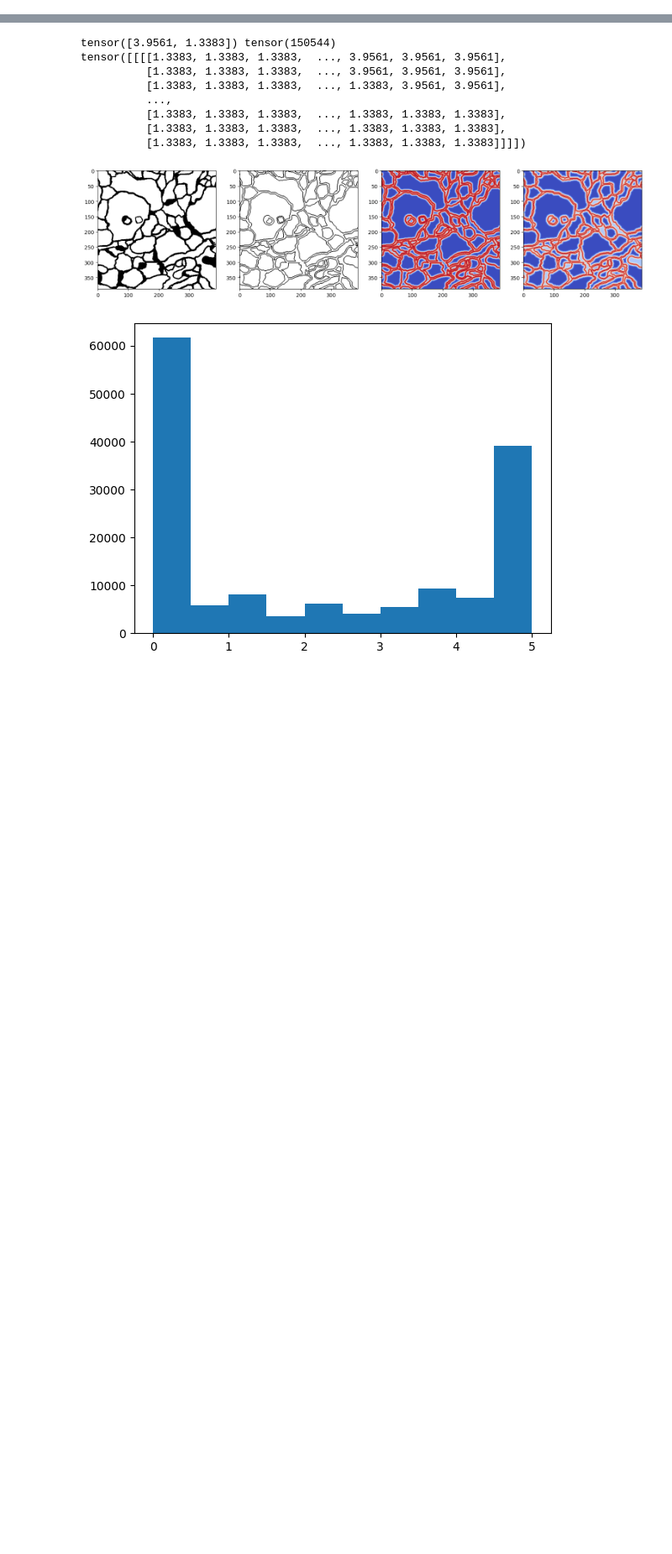
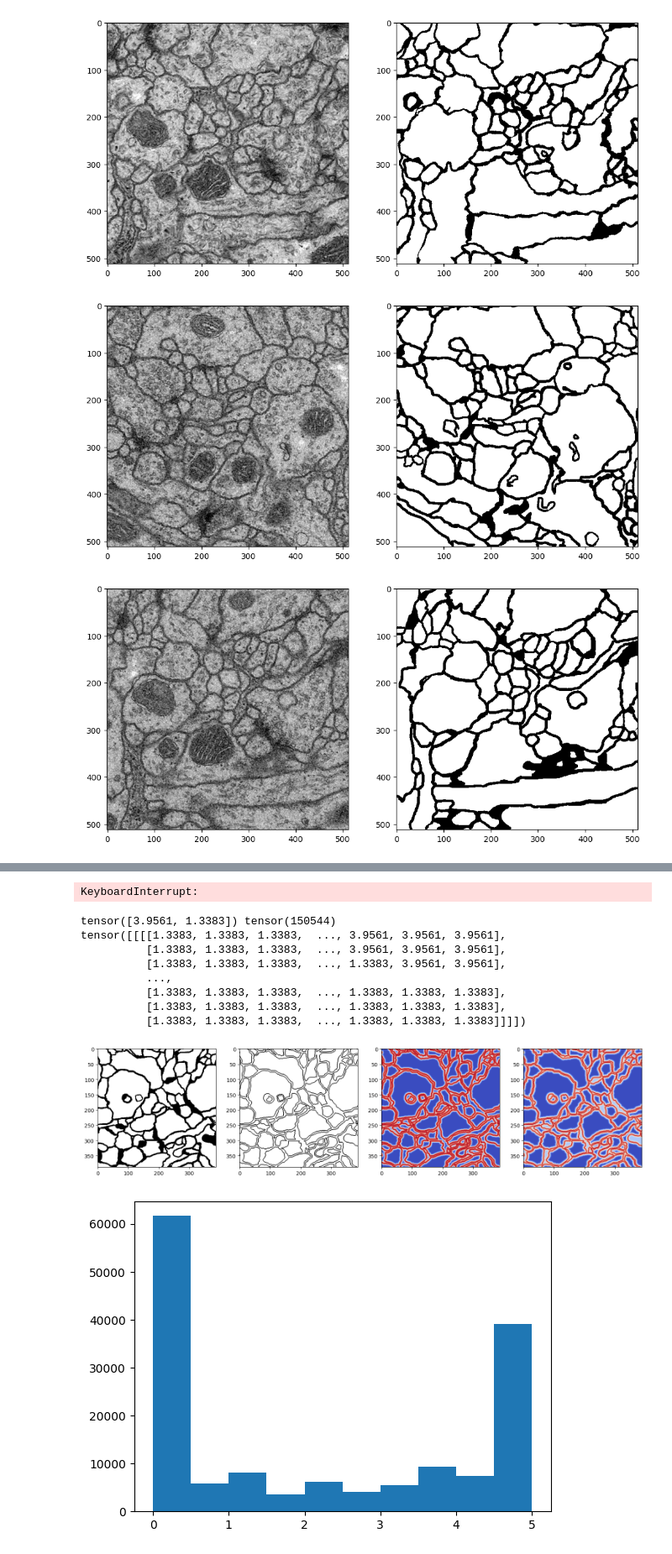
Before and after one commit to Cstyler/semantic-segmentation, a Jupyter notebook: Visualization.ipynb, the cells around one changed output, grey strips where cells are left out. Shown at 84% size. Saved outputs shown, nothing was run; the diff lists cells and outputs as text; code cells hidden in the pictures; blank space fills up the shorter version.

Commit message:
upd batch_size in inference, pass input sizes in visualization

```diff
--- a/Visualization.ipynb
+++ b/Visualization.ipynb
@@ -8,6 +8,9 @@ from train import init_data_loaders, init_datasets
 # %%
 base_dir = "."
 LOCAL = True
+padding = True
+mask_size = 512 if padding else 388
+input_size = 512 if padding else 572
 (train_image_dir, train_images, train_mask_dir, val_images, val_percent) = (
     init_datasets(base_dir)
 )
@@ -29,15 +32,21 @@ train_dataloader, val_dataloader = init_data_loaders(
     train_mask_dir,
     translate_prob,
     val_images,
+    mask_size=mask_size,
+    input_size=input_size,
     num_workers=0,
 )
 # %%
 for images, masks in train_dataloader:
     image = images[0].permute(1, 2, 0).cpu().numpy()
     mask = masks[0].cpu().numpy().squeeze()
     fig, axs = plt.subplots(1, 2, figsize=(12, 6))
     axs[0].imshow(image, cmap="gray")
     axs[1].imshow(mask, cmap="gray")
-    assert image.shape[:2] == (572, 572)
-    assert mask.shape == (388, 388)
+    assert image.shape[:2] == (input_size, input_size)
+    assert mask.shape == (mask_size, mask_size)
     plt.show()
+# %% [output]
+[figure, added]
+[figure, added]
+[figure, added]
@@ -44,3 +54,4 @@ for images, masks in train_dataloader:
+KeyboardInterrupt:
 # %%
 W0, SIGMA = 5, 5
 for images, labels in train_dataloader:
```
Also changed, not shown: parts of 1 cell of this notebook.
